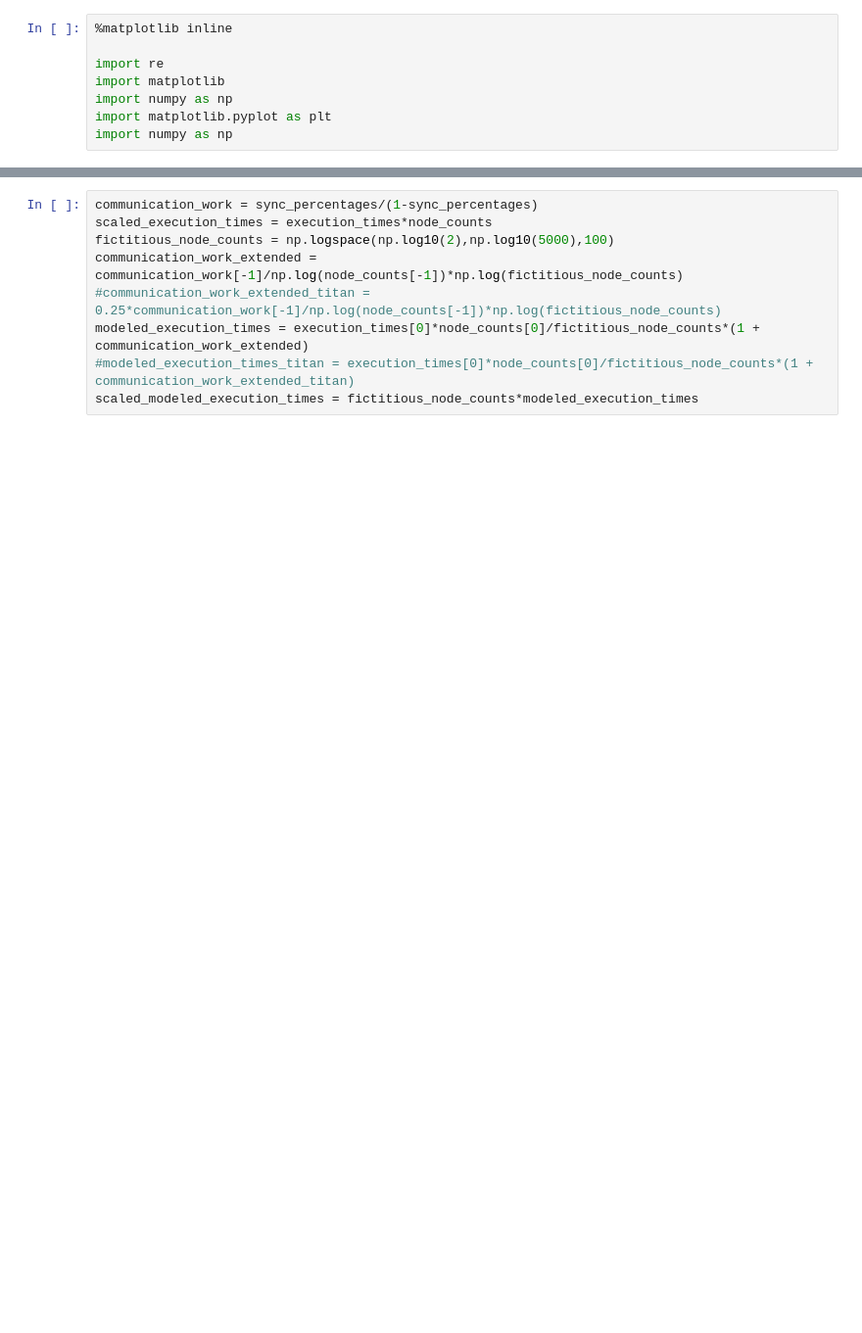
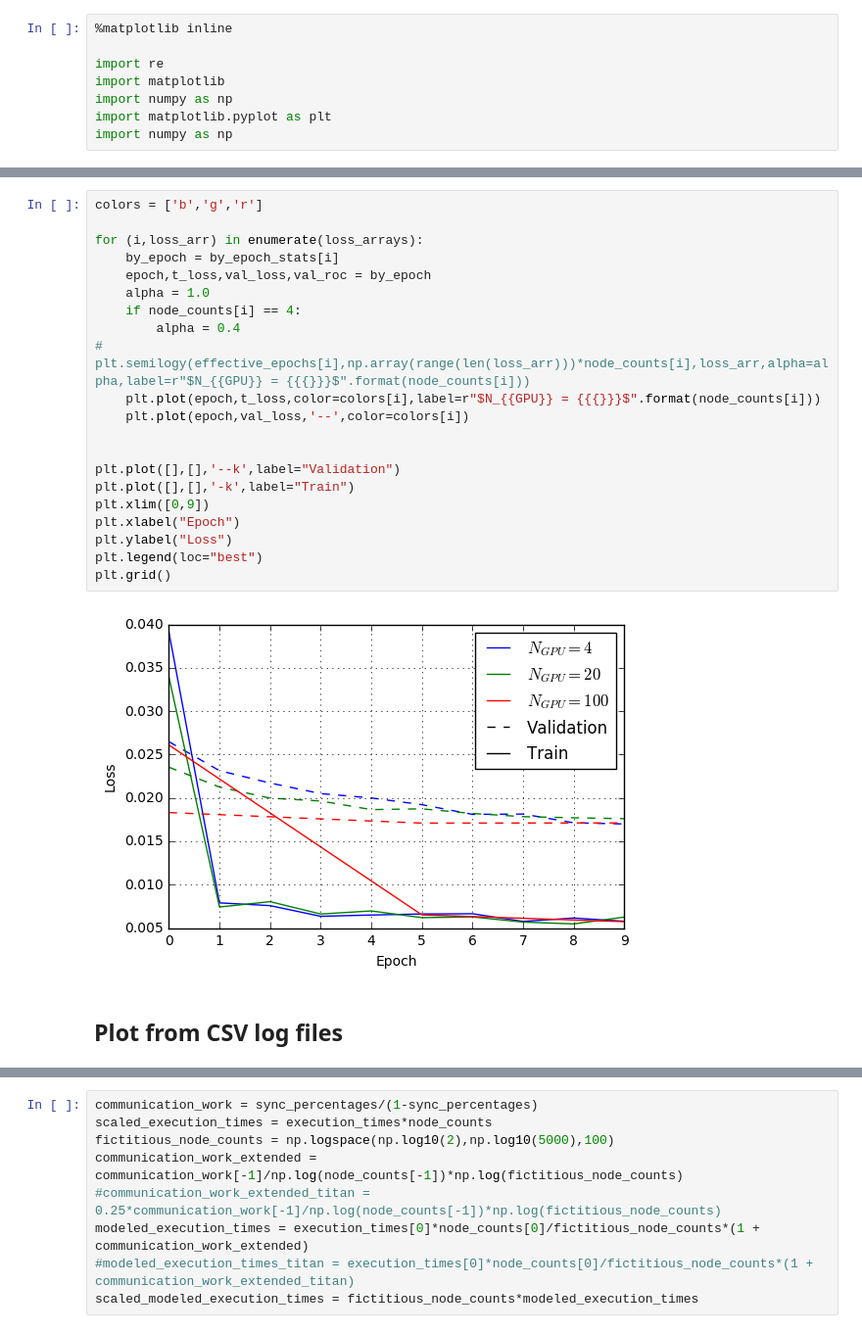
Before and after one commit to PPPLDeepLearning/plasma-python, a Jupyter notebook: examples/notebooks/FRNN_scaling.ipynb, the cells around one changed output, grey strips where cells are left out. Shown: that part at 98% size. Drawn from its saved outputs; the diff is of its cells as text; blank space fills up the shorter version.

Commit message:
latest version of scaling plot notebook

```diff
--- a/examples/notebooks/FRNN_scaling.ipynb
+++ b/examples/notebooks/FRNN_scaling.ipynb
@@ -50,0 +106,25 @@ def relative_array(arr):
+# %%
+colors = ['b','g','r']
+
+for (i,loss_arr) in enumerate(loss_arrays):
+    by_epoch = by_epoch_stats[i]
+    epoch,t_loss,val_loss,val_roc = by_epoch
+    alpha = 1.0
+    if node_counts[i] == 4:
+        alpha = 0.4
+#     plt.semilogy(effective_epochs[i],np.array(range(len(loss_arr)))*node_counts[i],loss_arr,alpha=alpha,label=r"$N_{{GPU}} = {{{}}}$".format(node_counts[i]))
+    plt.plot(epoch,t_loss,color=colors[i],label=r"$N_{{GPU}} = {{{}}}$".format(node_counts[i]))
+    plt.plot(epoch,val_loss,'--',color=colors[i])
+
+
+plt.plot([],[],'--k',label="Validation")
+plt.plot([],[],'-k',label="Train")
+plt.xlim([0,9])
+plt.xlabel("Epoch")
+plt.ylabel("Loss")
+plt.legend(loc="best")
+plt.grid()
+# %% [output]
+[figure, added]
+# %% [markdown]
+## Plot from CSV log files
```
Also changed, not shown: parts of 15 cells of this notebook.
